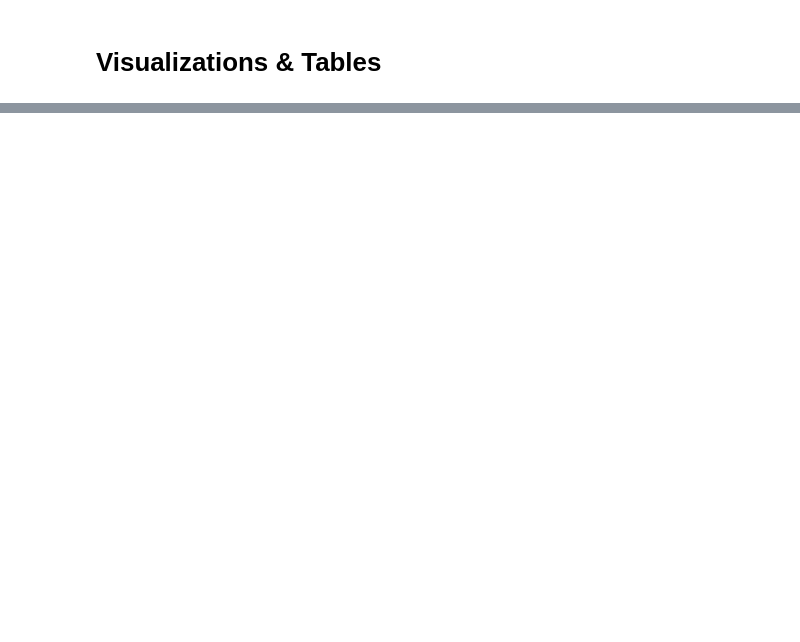
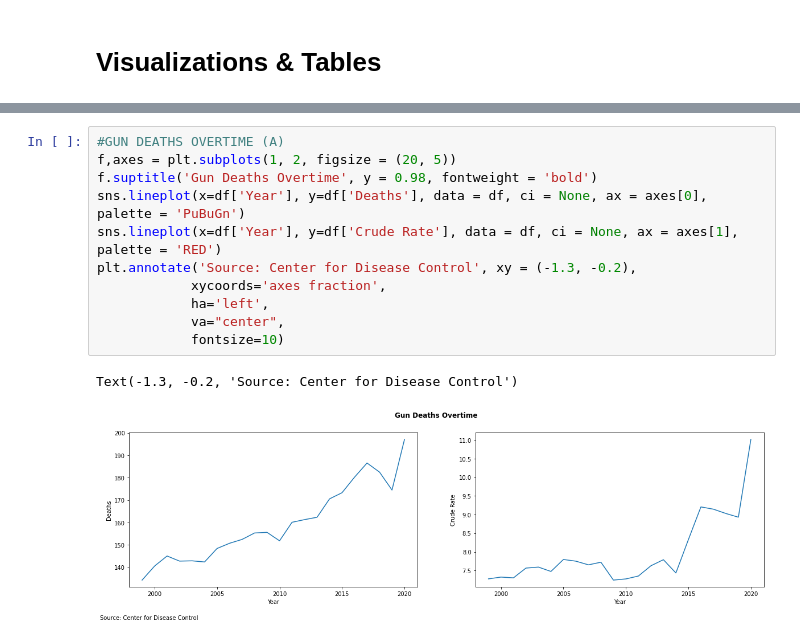
Before and after one commit to Arthur-Langlois/seminar, a Jupyter notebook: code/eda.ipynb, the cells around one changed output, grey strips where cells are left out. Drawn from its saved outputs; the diff is of its cells as text; blank space fills up the shorter version.

```diff
--- a/code/eda.ipynb
+++ b/code/eda.ipynb
@@ -129,0 +124,14 @@ sns.displot(df, x="Deaths", hue="Injury Intent", ax = axes4[1])
+# %%
+#GUN DEATHS OVERTIME (A)
+f,axes = plt.subplots(1, 2, figsize = (20, 5))
+f.suptitle('Gun Deaths Overtime', y = 0.98, fontweight = 'bold')
+sns.lineplot(x=df['Year'], y=df['Deaths'], data = df, ci = None, ax = axes[0], palette = 'PuBuGn')
+sns.lineplot(x=df['Year'], y=df['Crude Rate'], data = df, ci = None, ax = axes[1], palette = 'RED')
+plt.annotate('Source: Center for Disease Control', xy = (-1.3, -0.2),
+            xycoords='axes fraction',
+            ha='left',
+            va="center",
+            fontsize=10)
+# %% [output]
+Text(-1.3, -0.2, 'Source: Center for Disease Control')
+[figure, added]
```
Also changed, not shown: parts of 8 cells of this notebook, 13 other files.
